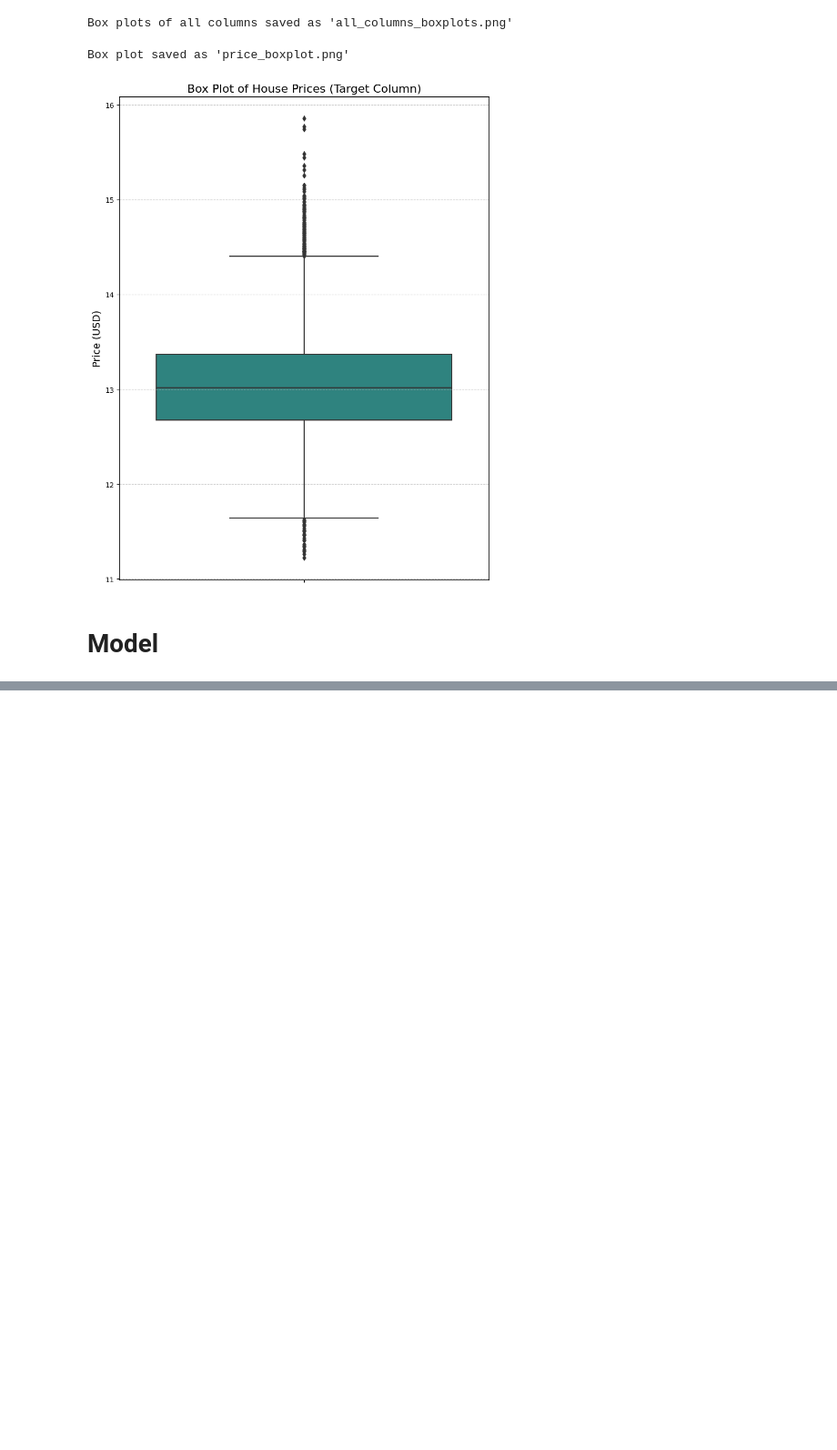
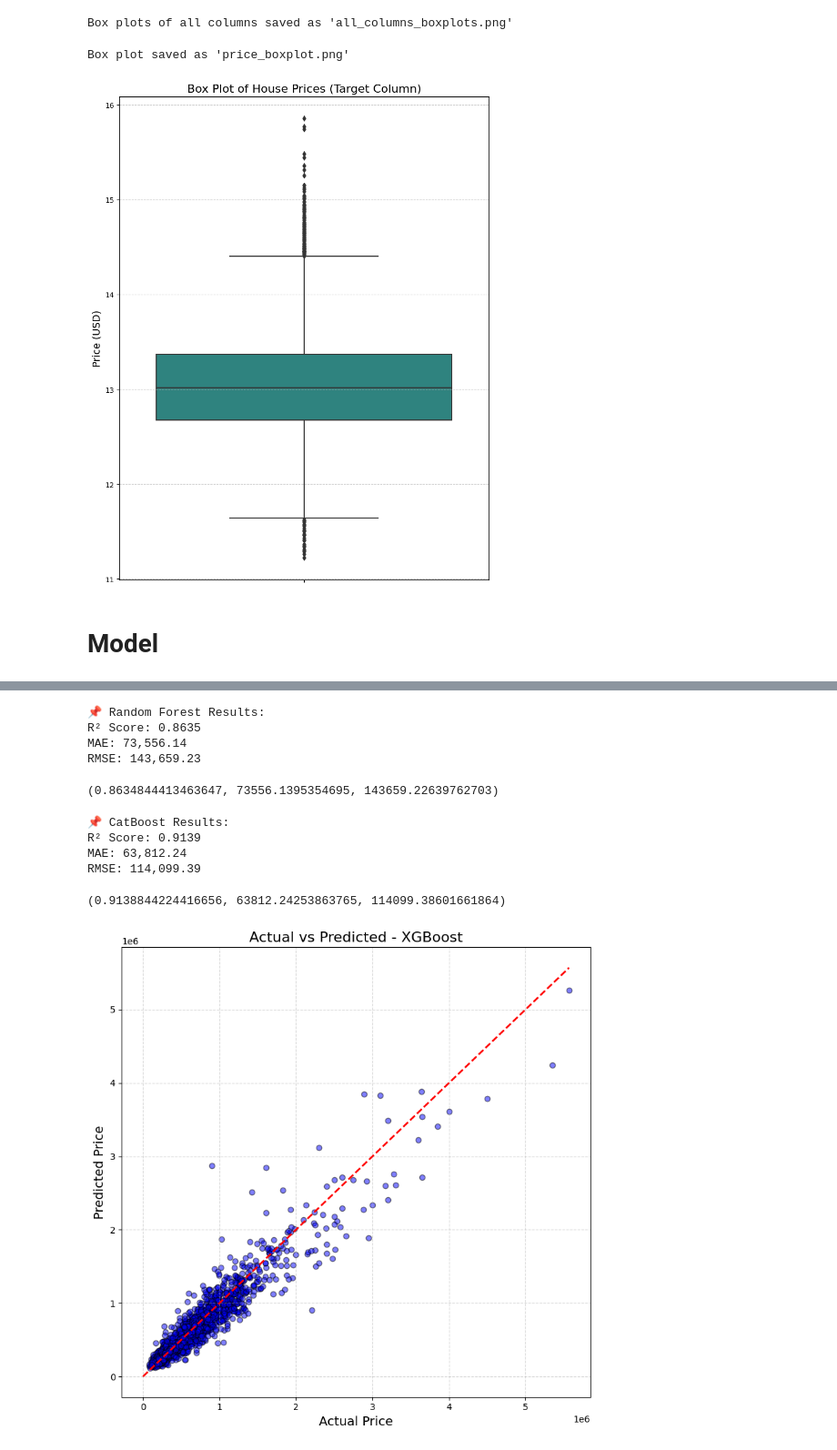
Before and after one commit to NurAlamNahidSarkar/housePricePrediction_ML, a Jupyter notebook: housepriceprediction.ipynb, the cells around one changed output, grey strips where cells are left out. Shown at 91% size. Drawn from its saved outputs; the diff is of its cells as text; code cells hidden in the pictures; blank space fills up the shorter version.

Commit message:
Kaggle Notebook | HousePricePrediction | Version 5

```diff
--- a/housepriceprediction.ipynb
+++ b/housepriceprediction.ipynb
@@ -554,0 +628,77 @@ Box plot saved as 'price_boxplot.png'
+# %%
+rf = RandomForestRegressor(
+    n_estimators=300,
+    max_depth=None,
+    min_samples_split=2,
+    random_state=42,
+    n_jobs=-1
+)
+
+print("📌 Random Forest Results:")
+evaluate_model(rf, X_train, y_train_log, X_test, y_test_log)
+# %% [output]
+📌 Random Forest Results:
+R² Score: 0.8635
+MAE: 73,556.14
+RMSE: 143,659.23
+(0.8634844413463647, 73556.1395354695, 143659.22639762703)
+# %%
+from catboost import CatBoostRegressor
+
+cat = CatBoostRegressor(
+    iterations=800,
+    depth=7,
+    learning_rate=0.05,
+    loss_function='RMSE',
+    random_state=42,
+    verbose=0
+)
+
+print("📌 CatBoost Results:")
+evaluate_model(cat, X_train, y_train_log, X_test, y_test_log)
+# %% [output]
+📌 CatBoost Results:
+R² Score: 0.9139
+MAE: 63,812.24
+RMSE: 114,099.39
+(0.9138844224416656, 63812.24253863765, 114099.38601661864)
+# %%
+import matplotlib.pyplot as plt
+import numpy as np
+
+def plot_actual_vs_predicted(model, X_train, y_train_log, X_test, y_test_log, title="Actual vs Predicted"):
+    # Train model
+    model.fit(X_train, y_train_log)
+
+    # Predict (log scale)
+    y_pred_log = model.predict(X_test)
+
+    # Convert back to original price scale
+    y_pred = np.expm1(y_pred_log)
+    y_test = np.expm1(y_test_log)
+
+    # Scatter Plot
+    plt.figure(figsize=(8, 8))
+    plt.scatter(y_test, y_pred, alpha=0.5, color='blue', edgecolors='k')
+
+    # Perfect diagonal line
+    max_val = max(max(y_test), max(y_pred))
+    plt.plot([0, max_val], [0, max_val], 'r--', linewidth=2)
+
+    # Labels and title
+    plt.title(title, fontsize=16)
+    plt.xlabel("Actual Price", fontsize=14)
+    plt.ylabel("Predicted Price", fontsize=14)
+
+    plt.grid(True, linestyle='--', alpha=0.5)
+    plt.tight_layout()
+    plt.show()
+# %%
+plot_actual_vs_predicted(
+    xgb,
+    X_train, y_train_log,
+    X_test, y_test_log,
+    title="Actual vs Predicted - XGBoost"
+)
+# %% [output]
+[figure, added]
```
Also changed, not shown: parts of 8 cells of this notebook.
